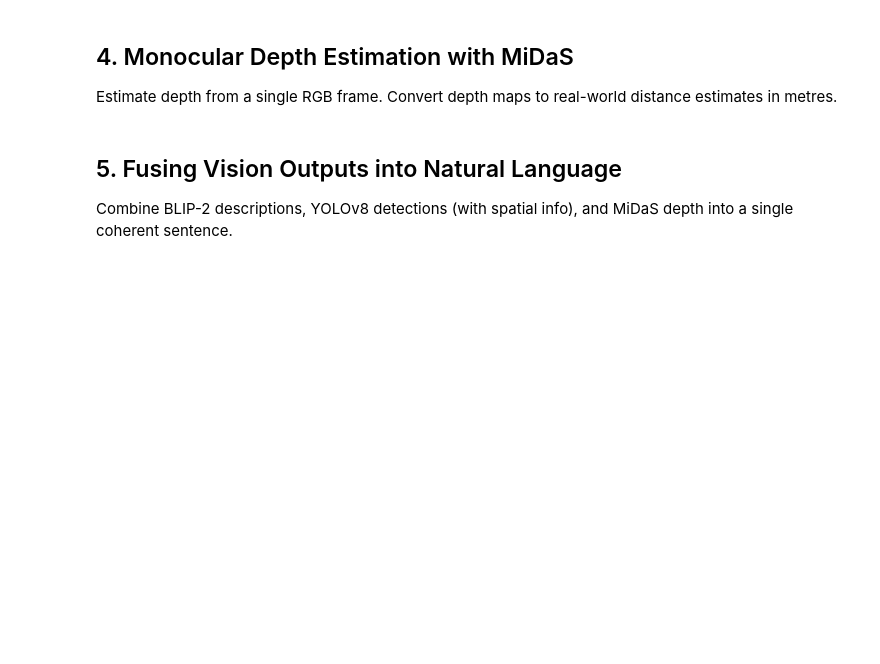
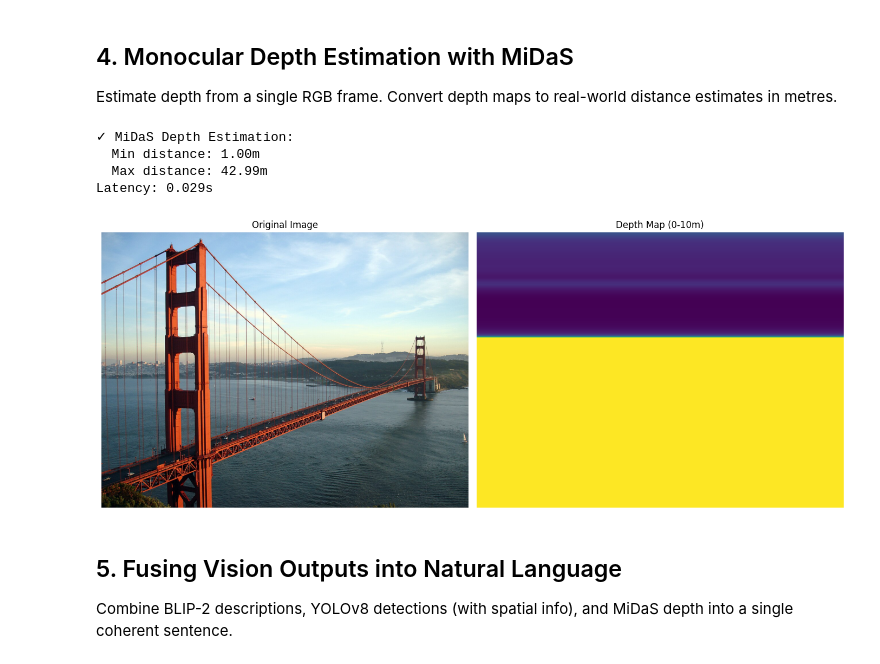
Before and after one commit to dvinix/navora, a Jupyter notebook: notebooks/main.ipynb, the cells around one changed output. Drawn from its saved outputs; the diff is of its cells as text; code cells hidden in the pictures; blank space fills up the shorter version.

```diff
--- a/notebooks/main.ipynb
+++ b/notebooks/main.ipynb
@@ -136,15 +117,16 @@ If this is a private repository, make sure to pass a token having permission to
 yolo_model = YOLO('yolov8n.pt')
 yolo_model.to(device)
 print("YOLOv8-nano loaded")
-midas = timm.create_model('vit_base_patch16_384_midas', pretrained=True)
+
+midas = torch.hub.load("intel-isl/MiDaS", "MiDaS_small")
 midas = midas.to(device)
 midas.eval()
-print("✓ MiDaS loaded")
+print("✓ MiDaS_small loaded")
 
-# Initialize TTS
-print("Loading TTS engine...")
+
+!sudo apt-get install espeak-ng
 tts_engine = pyttsx3.init()
-tts_engine.setProperty('rate', 150)  # Slightly slower for clarity
+tts_engine.setProperty('rate', 150)
 tts_engine.setProperty('volume', 0.9)
 print("✓ TTS engine ready")
 # %% [output]
@@ -284,7 +294,7 @@ def estimate_depth(image_path: str, model, device, denorm=True) -> Tuple[np.ndar
 
     # Depth inference
     with torch.no_grad():
-        depth = model.get_depth(img_tensor)
+        depth = model(img_tensor)
 
     depth_np = depth[0, 0].cpu().numpy()
 
@@ -293,33 +303,39 @@ def estimate_depth(image_path: str, model, device, denorm=True) -> Tuple[np.ndar
         depth_scaled = 10.0 / (depth_np + 1e-5)  # Invert: closer = higher value
         depth_scaled = np.clip(depth_scaled, 0, 10)
     else:
         depth_scaled = depth_np
 
     # Resize back to original
     depth_original = cv2.resize(depth_scaled, (w, h))
 
     latency = time.time() - start
     return depth_original, latency
 
 # Test MiDaS depth
 if os.path.exists('sample_image.jpg'):
     depth_map, lat = estimate_depth('sample_image.jpg', midas, device)
     print(f"\n✓ MiDaS Depth Estimation:")
     print(f"  Min distance: {10 / (depth_map.max() + 1e-5):.2f}m")
     print(f"  Max distance: {10 / (depth_map.min() + 1e-5):.2f}m")
     print(f"Latency: {lat:.3f}s")
 
     # Visualize depth map
     fig, axes = plt.subplots(1, 2, figsize=(14, 6))
     axes[0].imshow(cv2.cvtColor(cv2.imread('sample_image.jpg'), cv2.COLOR_BGR2RGB))
     axes[0].set_title('Original Image')
     axes[0].axis('off')
 
     axes[1].imshow(depth_map, cmap='viridis')
     axes[1].set_title('Depth Map (0-10m)')
     axes[1].axis('off')
     plt.tight_layout()
     plt.show()
+# %% [output]
+✓ MiDaS Depth Estimation:
+  Min distance: 1.00m
+  Max distance: 42.99m
+Latency: 0.029s
+[figure, added]
 # %% [markdown]
 ## 5. Fusing Vision Outputs into Natural Language
 
```
Also changed, not shown: parts of 14 cells of this notebook.
